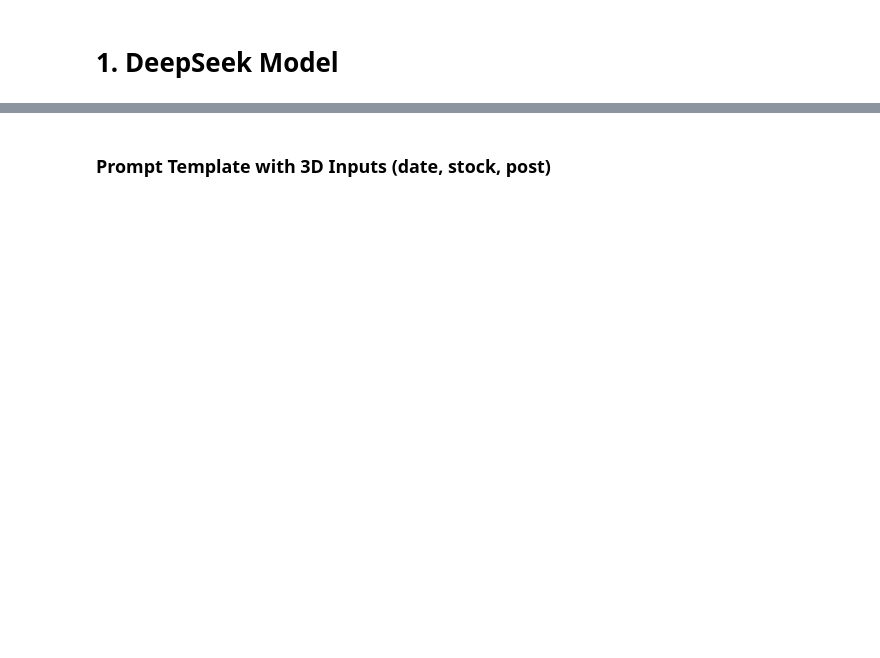
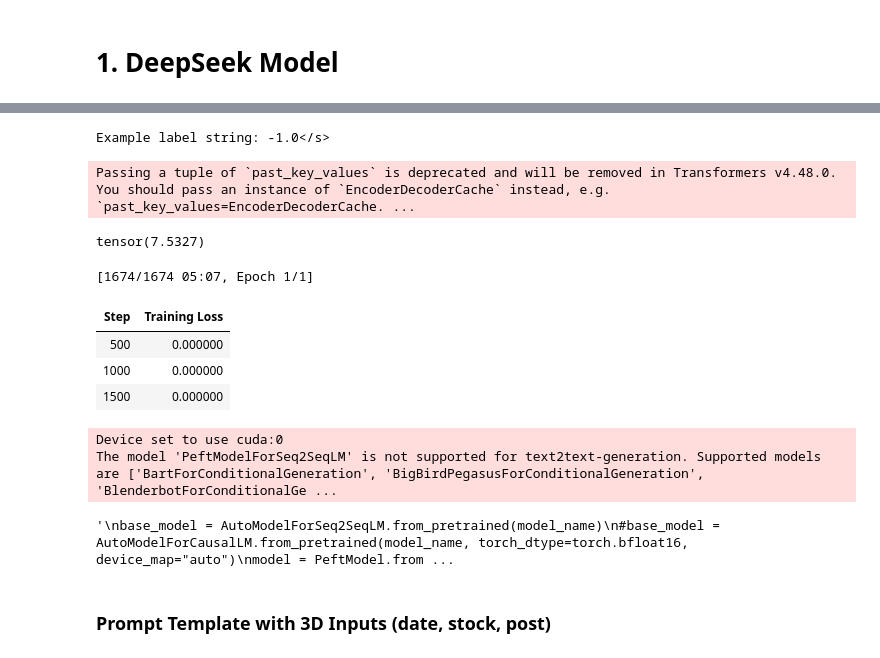
Before and after one commit to CKZ1107/COMP6713-NLP, a Jupyter notebook: deepseek.ipynb, the cells around one changed output, grey strips where cells are left out. Cells and saved outputs as stored; diff of their text form; code cells hidden in the pictures; blank space fills up the shorter version.

```diff
--- a/deepseek.ipynb
+++ b/deepseek.ipynb
@@ -181,2 +168,74 @@ ValueError: fp16 mixed precision requires a GPU (not 'mps').
+# %%
+print("Example label string:", tokenizer.decode([x for x in tokenized_dataset[0]["labels"] if x != -100]))
+# %% [output]
+Example label string: -1.0</s>
+# %%
+model.eval()
+with torch.no_grad():
+    inputs = tokenizer("Classify sentiment: The stock is rising fast", return_tensors="pt")
+    labels = tokenizer("increase", return_tensors="pt")["input_ids"]
+    outputs = model(**inputs, labels=labels)
+    print(outputs.loss)
+# %% [output]
+Passing a tuple of `past_key_values` is deprecated and will be removed in Transformers v4.48.0. You should pass an instance of `EncoderDecoderCache` instead, e.g. `past_key_values=EncoderDecoderCache. ...
+tensor(7.5327)
+# %%
+# Training arguments
+training_args = TrainingArguments(
+    per_device_train_batch_size=2,
+    per_device_eval_batch_size=2,
+    num_train_epochs=1,
+    logging_dir="./logs",
+    save_strategy="no",
+    eval_strategy="no",
+    #eval_steps=100,
+    #save_steps=500,
+    output_dir="./lora-checkpoints",
+    label_names=["labels"],
+    fp16=True,
+    load_best_model_at_end=True,
+    report_to="none"
+)
+
+# Trainer setup
+trainer = Trainer(
+    model=model,
+    args=training_args,
+    train_dataset=train_data,
+    eval_dataset=eval_data,
+    tokenizer=tokenizer,
+)
+
+# Train!
+trainer.train()
+
+# Save adapter
+model.save_pretrained("./lora-finetuned")
+tokenizer.save_pretrained("./lora-finetuned")
+trainer.model.save_pretrained("./lora-checkpoints/lora-final")
+
+base_model = AutoModelForSeq2SeqLM.from_pretrained("google/flan-t5-base")
+model = PeftModel.from_pretrained(base_model, "./lora-checkpoints/lora-final")
+tokenizer = AutoTokenizer.from_pretrained("google/flan-t5-base")
+pipe = pipeline("text2text-generation", model=model, tokenizer=tokenizer)
+
+'''
+base_model = AutoModelForSeq2SeqLM.from_pretrained(model_name)
+#base_model = AutoModelForCausalLM.from_pretrained(model_name, torch_dtype=torch.bfloat16, device_map="auto")
+model = PeftModel.from_pretrained(base_model, "./lora-finetuned")
+
+#pipe = pipeline("text-generation", model=model, tokenizer=tokenizer, max_new_tokens=256)
+pipe = pipeline("text2text-generation", model=model, tokenizer=tokenizer)
+llm = HuggingFacePipeline(pipeline=pipe)
+'''
+# %% [output]
+[1674/1674 05:07, Epoch 1/1]
+| Step | Training Loss |
+| 500 | 0.000000 |
+| 1000 | 0.000000 |
+| 1500 | 0.000000 |
+Device set to use cuda:0
+The model 'PeftModelForSeq2SeqLM' is not supported for text2text-generation. Supported models are ['BartForConditionalGeneration', 'BigBirdPegasusForConditionalGeneration', 'BlenderbotForConditionalGe ...
+'\nbase_model = AutoModelForSeq2SeqLM.from_pretrained(model_name)\n#base_model = AutoModelForCausalLM.from_pretrained(model_name, torch_dtype=torch.bfloat16, device_map="auto")\nmodel = PeftModel.from ...
 # %% [markdown]
 ### Prompt Template with 3D Inputs (date, stock, post)
```
Also changed, not shown: parts of 7 cells of this notebook.
